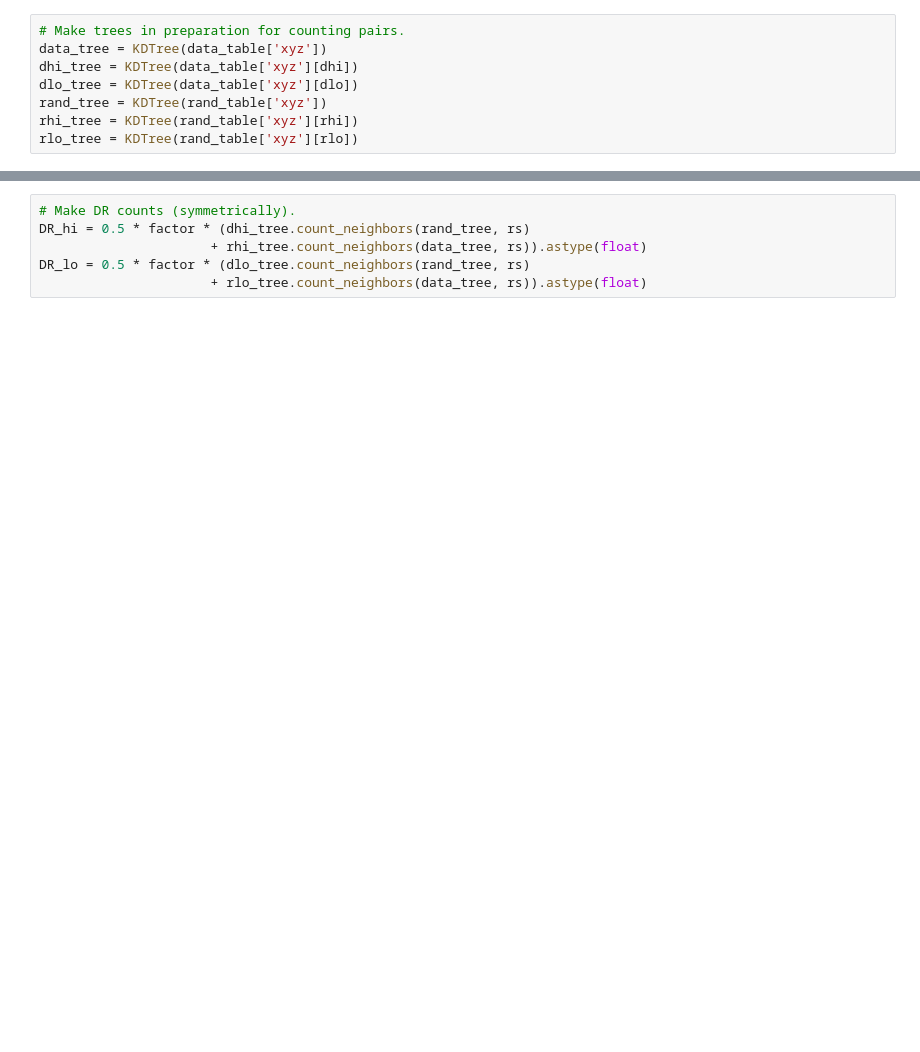
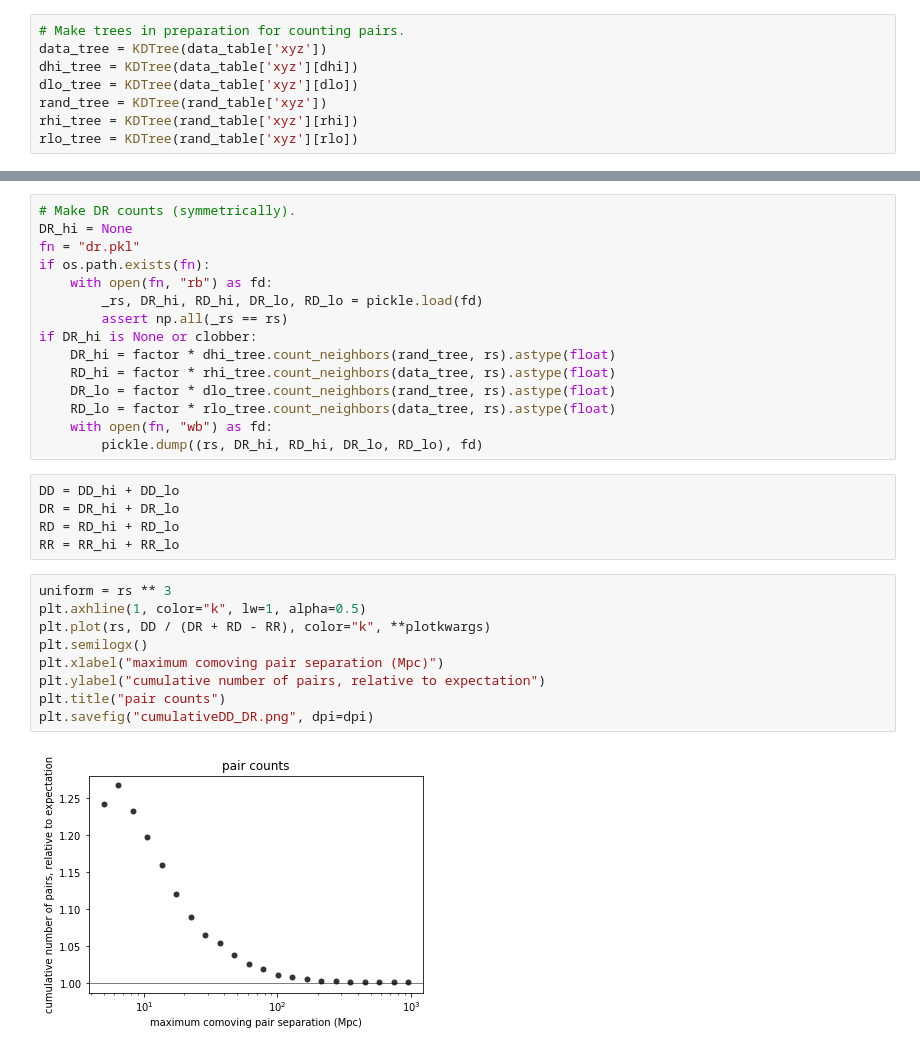
Before and after one commit to davidwhogg/DoCrimes, a Jupyter notebook: notebooks/homogeneity.ipynb, the cells around one changed output, grey strips where cells are left out. Cells and saved outputs as stored; diff of their text form; blank space fills up the shorter version.

```diff
--- a/notebooks/homogeneity.ipynb
+++ b/notebooks/homogeneity.ipynb
@@ -273,9 +309,34 @@ plt.savefig("cumulativeDD.png", dpi=dpi)
 # %%
 # Make DR counts (symmetrically).
-DR_hi = 0.5 * factor * (dhi_tree.count_neighbors(rand_tree, rs)
-                      + rhi_tree.count_neighbors(data_tree, rs)).astype(float)
-DR_lo = 0.5 * factor * (dlo_tree.count_neighbors(rand_tree, rs)
-                      + rlo_tree.count_neighbors(data_tree, rs)).astype(float)
+DR_hi = None
+fn = "dr.pkl"
+if os.path.exists(fn):
+    with open(fn, "rb") as fd:
+        _rs, DR_hi, RD_hi, DR_lo, RD_lo = pickle.load(fd)
+        assert np.all(_rs == rs)
+if DR_hi is None or clobber:
+    DR_hi = factor * dhi_tree.count_neighbors(rand_tree, rs).astype(float)
+    RD_hi = factor * rhi_tree.count_neighbors(data_tree, rs).astype(float)
+    DR_lo = factor * dlo_tree.count_neighbors(rand_tree, rs).astype(float)
+    RD_lo = factor * rlo_tree.count_neighbors(data_tree, rs).astype(float)
+    with open(fn, "wb") as fd:
+        pickle.dump((rs, DR_hi, RD_hi, DR_lo, RD_lo), fd)
+# %%
+DD = DD_hi + DD_lo
+DR = DR_hi + DR_lo
+RD = RD_hi + RD_lo
+RR = RR_hi + RR_lo
+# %%
+uniform = rs ** 3
+plt.axhline(1, color="k", lw=1, alpha=0.5)
+plt.plot(rs, DD / (DR + RD - RR), color="k", **plotkwargs)
+plt.semilogx()
+plt.xlabel("maximum comoving pair separation (Mpc)")
+plt.ylabel("cumulative number of pairs, relative to expectation")
+plt.title("pair counts")
+plt.savefig("cumulativeDD_DR.png", dpi=dpi)
+# %% [output]
+[figure, added]
 # %%
 # Make RR counts.
 # Note the controversial `- N` adjustments to the self-counts.
```
Also changed, not shown: parts of 24 cells of this notebook, 7 other files.
